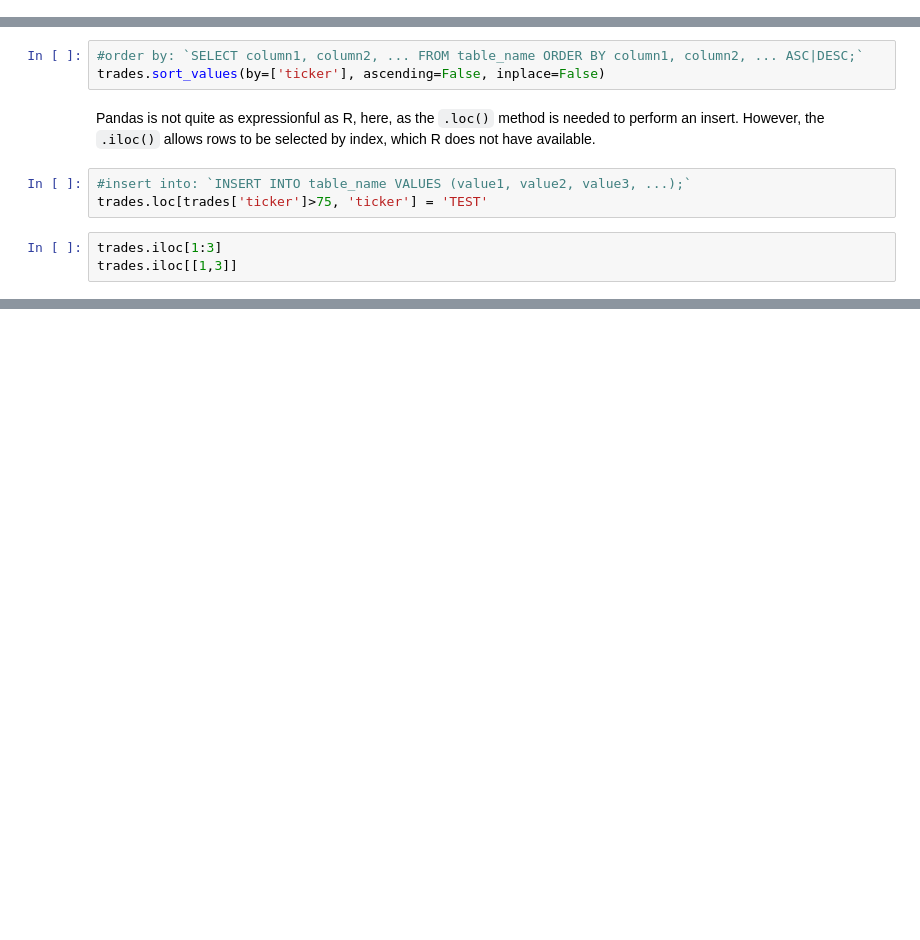
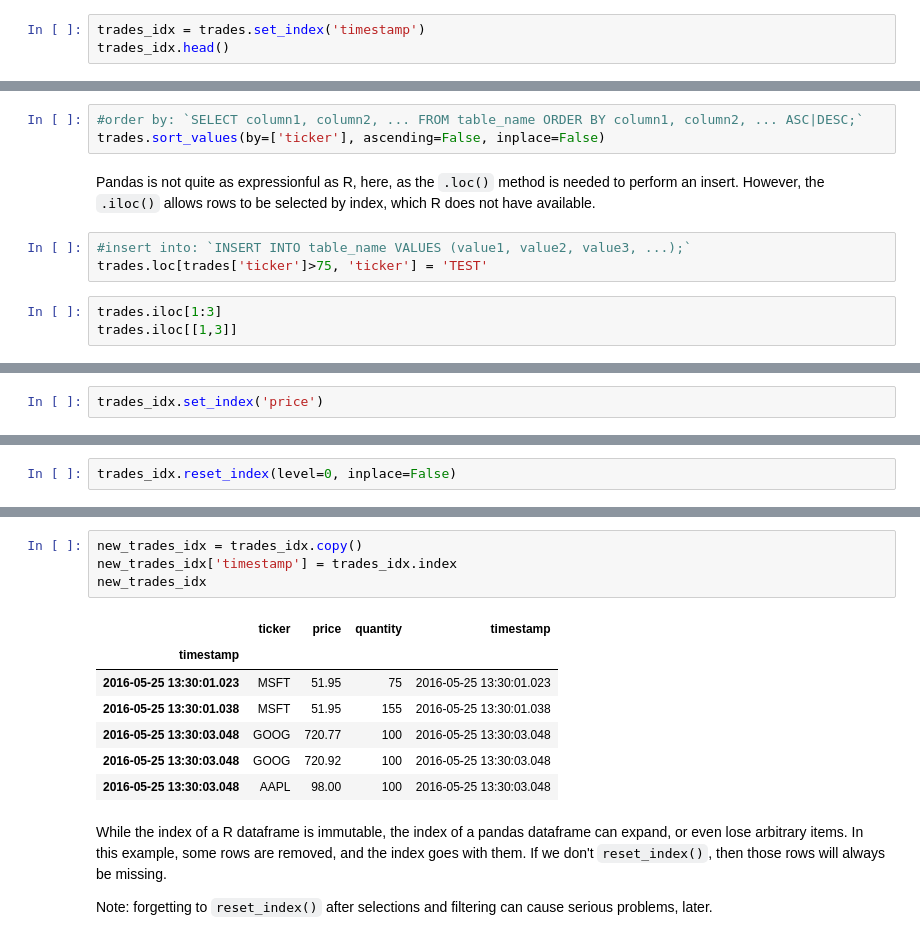
Before and after one commit to IMTorgDemo/Book-ai-for-banking-and-finance, a Jupyter notebook: notebooks/2-dataframe.ipynb, the cells around one changed output, grey strips where cells are left out. Drawn from its saved outputs; the diff is of its cells as text; blank space fills up the shorter version.

```diff
--- a/notebooks/2-dataframe.ipynb
+++ b/notebooks/2-dataframe.ipynb
@@ -45,0 +50,3 @@ trades.head()
+# %%
+trades_idx = trades.set_index('timestamp')
+trades_idx.head()
@@ -284,0 +524,2 @@ trades.iloc[[1,3]]
+# %%
+trades_idx.set_index('price')
@@ -284,0 +536,2 @@ trades.iloc[[1,3]]
+# %%
+trades_idx.reset_index(level=0, inplace=False)
@@ -284,0 +545,16 @@ trades.iloc[[1,3]]
+# %%
+new_trades_idx = trades_idx.copy()
+new_trades_idx['timestamp'] = trades_idx.index
+new_trades_idx
+# %% [output]
+|  | ticker | price | quantity | timestamp |
+| timestamp |  |  |  |  |
+| 2016-05-25 13:30:01.023 | MSFT | 51.95 | 75 | 2016-05-25 13:30:01.023 |
+| 2016-05-25 13:30:01.038 | MSFT | 51.95 | 155 | 2016-05-25 13:30:01.038 |
+| 2016-05-25 13:30:03.048 | GOOG | 720.77 | 100 | 2016-05-25 13:30:03.048 |
+| 2016-05-25 13:30:03.048 | GOOG | 720.92 | 100 | 2016-05-25 13:30:03.048 |
+| 2016-05-25 13:30:03.048 | AAPL | 98.00 | 100 | 2016-05-25 13:30:03.048 |
+# %% [markdown]
+While the index of a R dataframe is immutable, the index of a pandas dataframe can expand, or even lose arbitrary items.  In this example, some rows are removed, and the index goes with them.  If we don't `reset_index()`, then those rows will always be missing.
+
+Note: forgetting to `reset_index()` after selections and filtering can cause serious problems, later.
```
Also changed, not shown: parts of 106 cells of this notebook, 5 other files.
